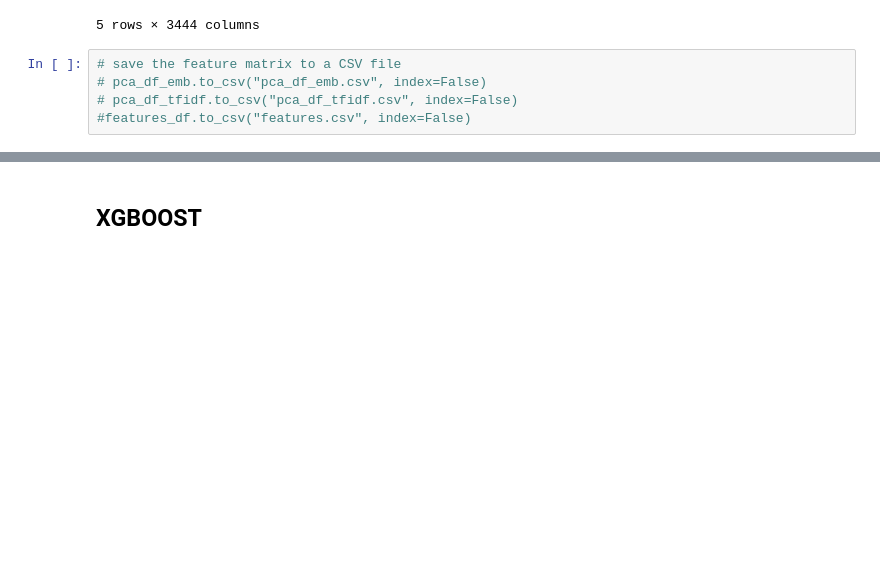
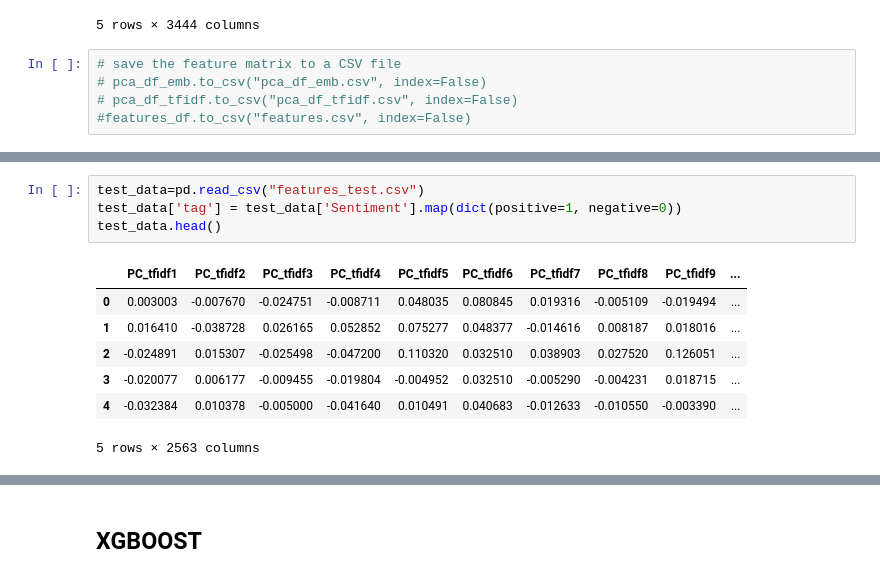
Before and after one commit to nivii26/DSA4263-Voice-of-Customer-VOC-analysis, a Jupyter notebook: src/sentiment-analysis/Sentiment-Xingyu.ipynb, the cells around one changed output, grey strips where cells are left out. Saved outputs shown, nothing was run; the diff lists cells and outputs as text; blank space fills up the shorter version.

```diff
--- a/src/sentiment-analysis/Sentiment-Xingyu.ipynb
+++ b/src/sentiment-analysis/Sentiment-Xingyu.ipynb
@@ -179,0 +192,12 @@ features_df.head()
+# %%
+test_data=pd.read_csv("features_test.csv")
+test_data['tag'] = test_data['Sentiment'].map(dict(positive=1, negative=0))
+test_data.head()
+# %% [output]
+|  | PC_tfidf1 | PC_tfidf2 | PC_tfidf3 | PC_tfidf4 | PC_tfidf5 | PC_tfidf6 | PC_tfidf7 | PC_tfidf8 | PC_tfidf9 | ... |
+| 0 | 0.003003 | -0.007670 | -0.024751 | -0.008711 | 0.048035 | 0.080845 | 0.019316 | -0.005109 | -0.019494 | ... |
+| 1 | 0.016410 | -0.038728 | 0.026165 | 0.052852 | 0.075277 | 0.048377 | -0.014616 | 0.008187 | 0.018016 | ... |
+| 2 | -0.024891 | 0.015307 | -0.025498 | -0.047200 | 0.110320 | 0.032510 | 0.038903 | 0.027520 | 0.126051 | ... |
+| 3 | -0.020077 | 0.006177 | -0.009455 | -0.019804 | -0.004952 | 0.032510 | -0.005290 | -0.004231 | 0.018715 | ... |
+| 4 | -0.032384 | 0.010378 | -0.005000 | -0.041640 | 0.010491 | 0.040683 | -0.012633 | -0.010550 | -0.003390 | ... |
+5 rows × 2563 columns
```
Also changed, not shown: parts of 10 cells of this notebook.
